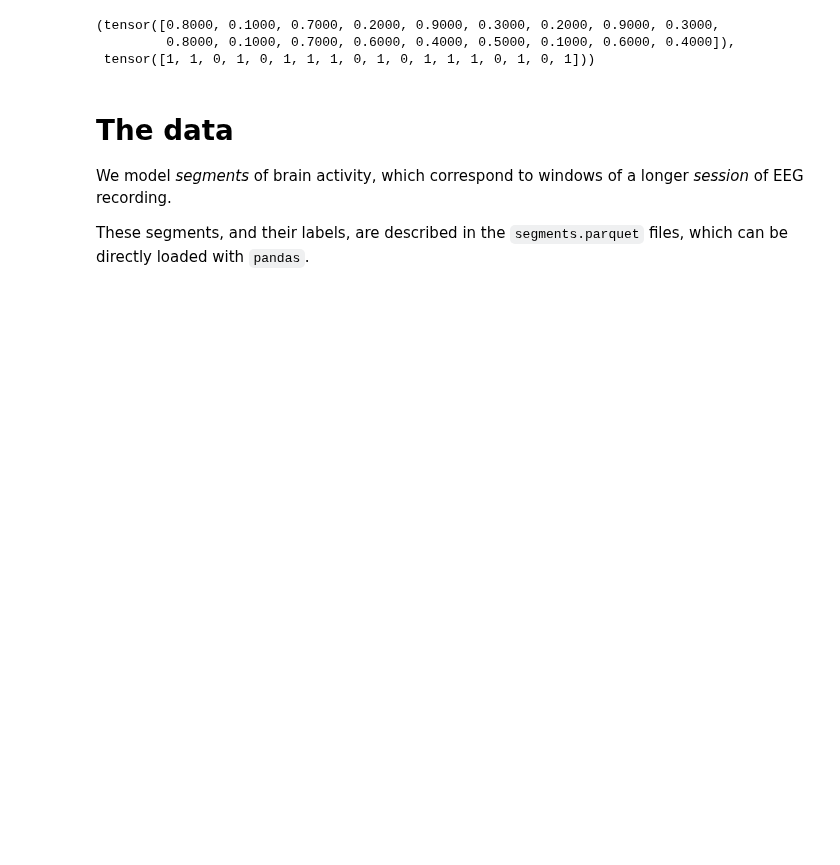
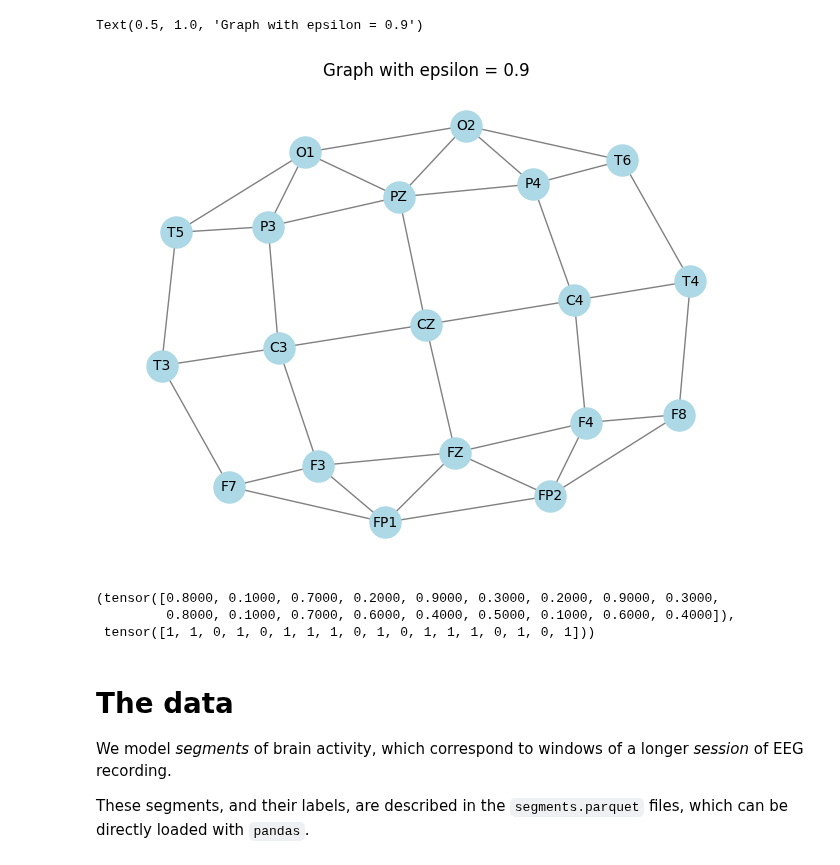
Before and after one commit to brygotti/nml-project-25, a Jupyter notebook: example_bryan.ipynb, the cells around one changed output. Drawn from its saved outputs; the diff is of its cells as text; code cells hidden in the pictures; blank space fills up the shorter version.

```diff
--- a/example_bryan.ipynb
+++ b/example_bryan.ipynb
@@ -12,3 +15,8 @@ import torch
 import pickle
 
 from seiz_eeg.dataset import EEGDataset
+# %%
+import networkx as nx
+
+distances = pd.read_csv("data/distances_3d.csv")
+distances
@@ -15,3 +37,26 @@ from seiz_eeg.dataset import EEGDataset
+# %%
+epsilon = 0.9
+
+G = nx.Graph()
+
+# Add nodes
+for node in distances['from'].unique():
+    G.add_node(node)
+
+# Add edges based on the epsilon threshold
+for index, row in distances.iterrows():
+    node1 = row['from']
+    node2 = row['to']
+    distance = row['distance']
+    if distance < epsilon and node1 != node2:
+        # No self-loops
+        G.add_edge(node1, node2)
+
+nx.draw(G, with_labels=True, node_size=500, node_color='lightblue', font_size=10, font_color='black', edge_color='gray')
+plt.title(f"Graph with epsilon = {epsilon}")
+# %% [output]
+Text(0.5, 1.0, 'Graph with epsilon = 0.9')
+[figure, added]
 # %%
 # Example labels of shape [seq_len, 1]
 labels = torch.tensor([[1], [1], [0], [1], [0], [1]])
```
Also changed, not shown: parts of 13 cells of this notebook, 9 other files.
